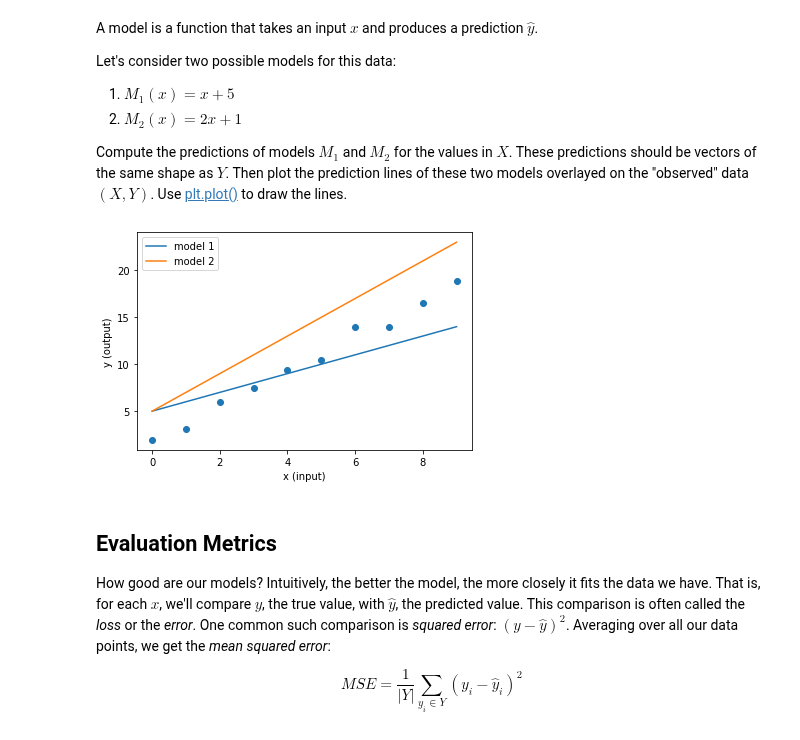
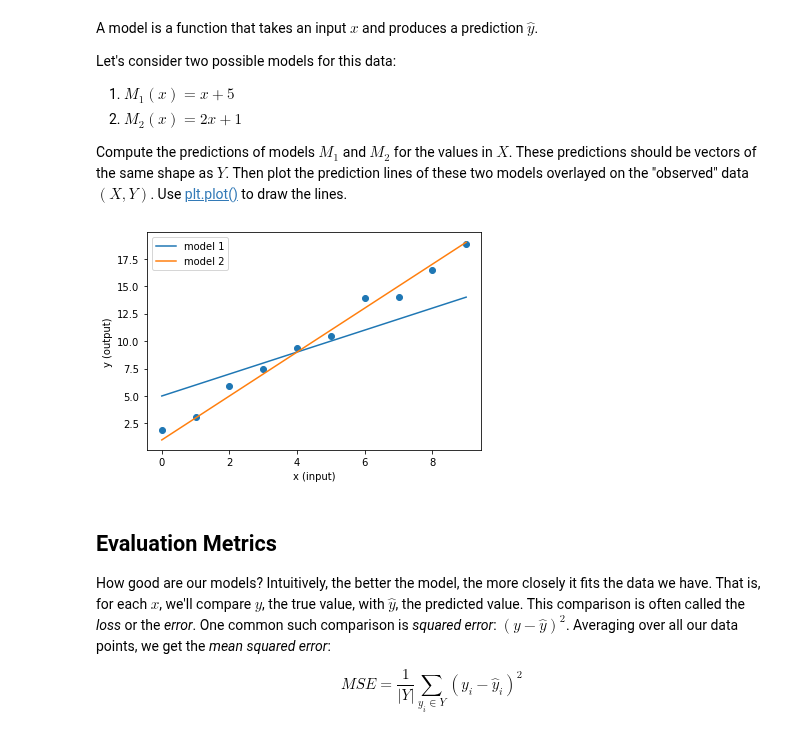
Before and after one commit to RERobbins/mids_w207_summer_22_Richard_Robbins, a Jupyter notebook: submissions/01 Introduction.ipynb, the cells around one changed output. Drawn from its saved outputs; the diff is of its cells as text; code cells hidden in the pictures.

```diff
--- a/submissions/01 Introduction.ipynb
+++ b/submissions/01 Introduction.ipynb
@@ -156,20 +156,20 @@ Let's consider two possible models for this data:
 Compute the predictions of models $M_1$ and $M_2$ for the values in $X$. These predictions should be vectors of the same shape as $Y$. Then plot the prediction lines of these two models overlayed on the "observed" data $(X, Y)$. Use [plt.plot()](https://matplotlib.org/api/_as_gen/matplotlib.pyplot.plot.html) to draw the lines.
 # %%
 def model_1(x): return x + 5
-def model_2(x): return 2*x + 5
+def model_2(x): return 2*x + 1
 
 M1 = model_1(X)
 M2 = model_2(X)
 
 plt.scatter(X, Y)
 plt.plot(X, M1, label="model 1")
 plt.plot(X, M2, label="model 2")
 plt.xlabel("x (input)")
 plt.ylabel("y (output)")
 plt.legend(loc="upper left")
 plt.show()
 # %% [output]
-[figure, old version]
+[figure, new version]
 # %% [markdown]
 ## Evaluation Metrics
 
```
Also changed, not shown: parts of 3 cells of this notebook.
